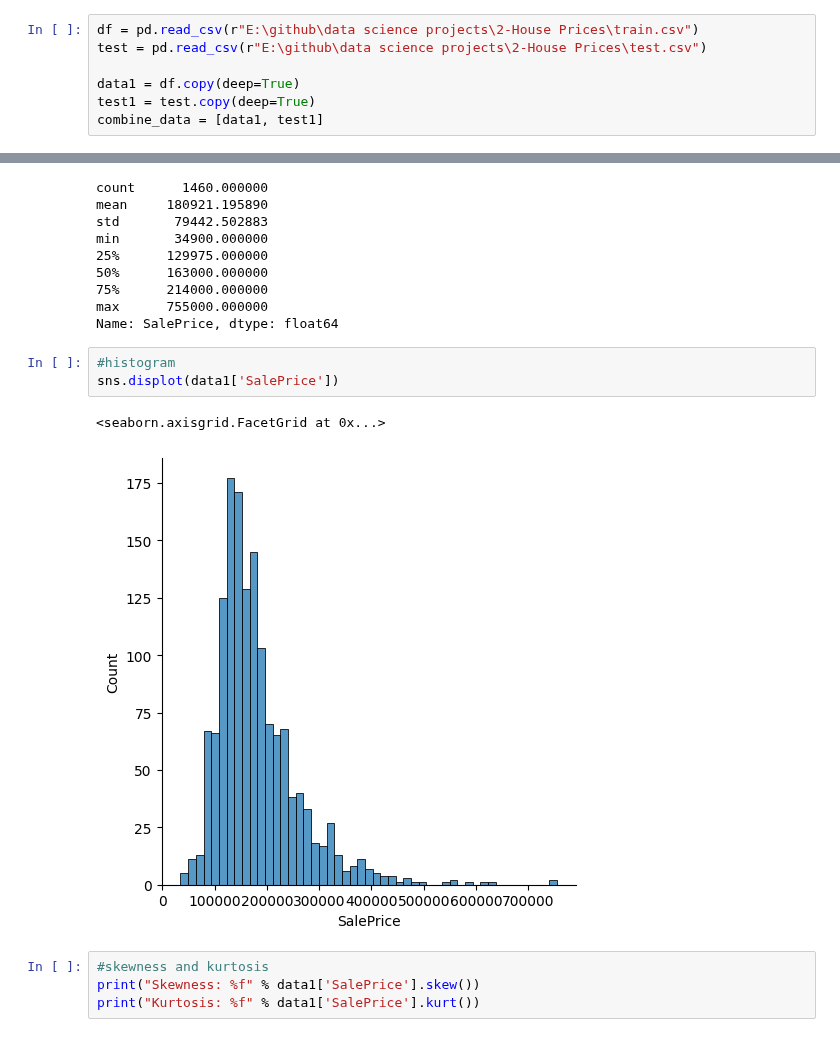
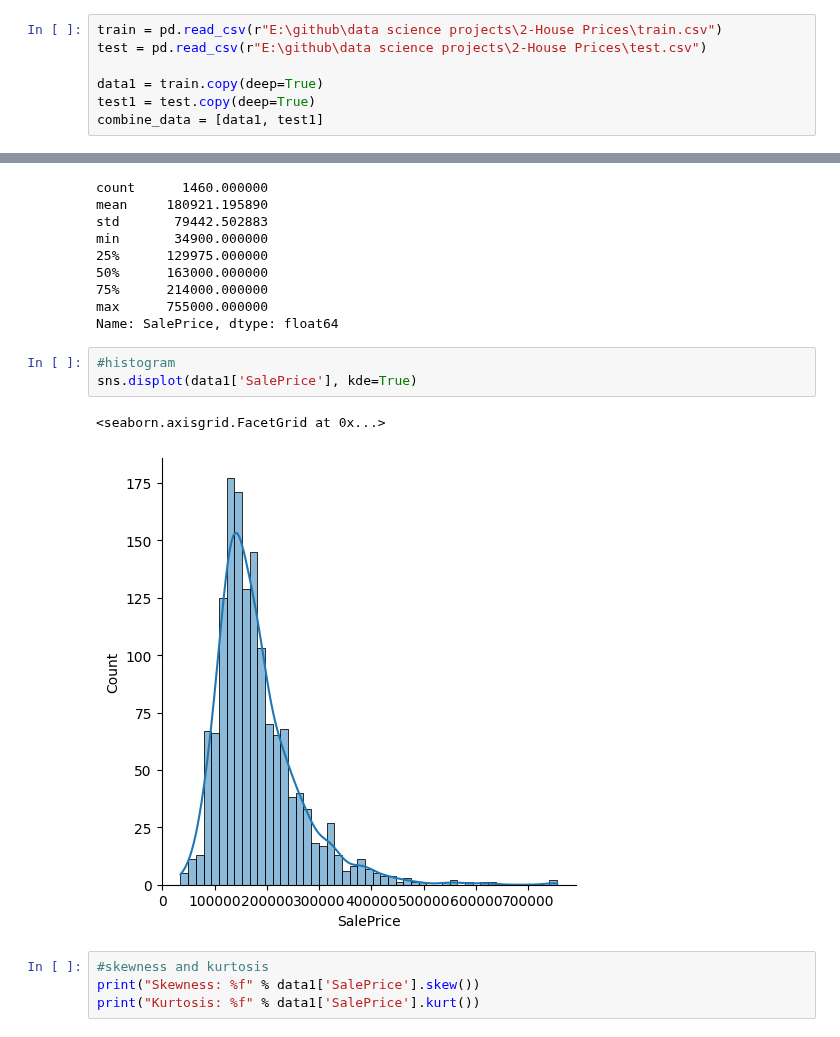
Before and after one commit to morteza-rp/data-science-projects, a Jupyter notebook: 2-House Prices/House_Prices.ipynb, the cells around one changed output, grey strips where cells are left out. Saved outputs shown, nothing was run; the diff lists cells and outputs as text.

```diff
--- a/2-House Prices/House_Prices.ipynb
+++ b/2-House Prices/House_Prices.ipynb
@@ -17,7 +46,7 @@ import warnings
 # %%
-df = pd.read_csv(r"E:\github\data science projects\2-House Prices\train.csv")
+train = pd.read_csv(r"E:\github\data science projects\2-House Prices\train.csv")
 test = pd.read_csv(r"E:\github\data science projects\2-House Prices\test.csv")
 
-data1 = df.copy(deep=True)
+data1 = train.copy(deep=True)
 test1 = test.copy(deep=True)
 combine_data = [data1, test1]
@@ -65,10 +110,10 @@ max      755000.000000
 Name: SalePrice, dtype: float64
 # %%
 #histogram
-sns.displot(data1['SalePrice'])
+sns.displot(data1['SalePrice'], kde=True)
 # %% [output]
 <seaborn.axisgrid.FacetGrid at 0x...>
-[figure, old version]
+[figure, new version]
 # %%
 #skewness and kurtosis
 print("Skewness: %f" % data1['SalePrice'].skew())
```
Also changed, not shown: parts of 5 cells of this notebook.
